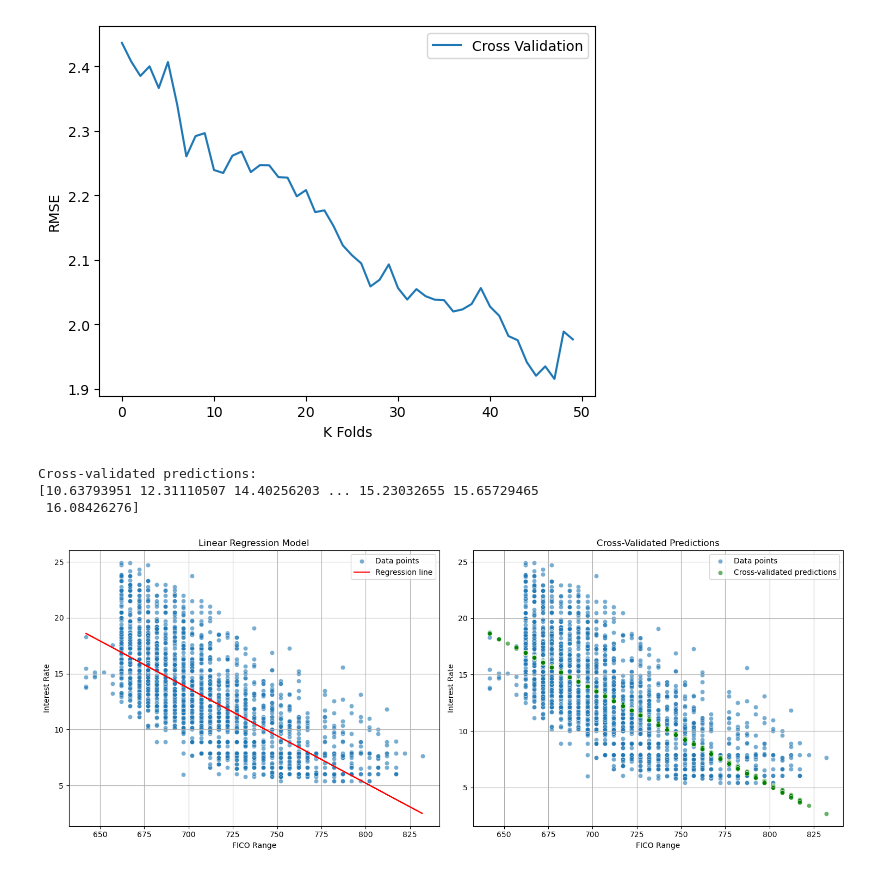
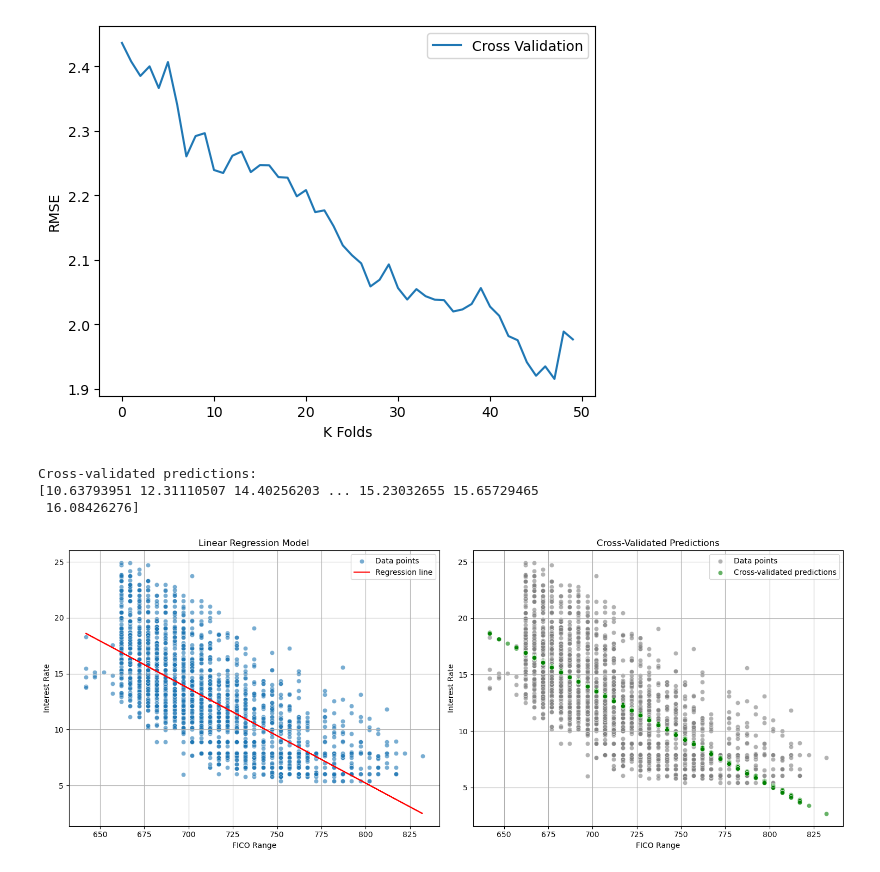
Before and after one commit to wolfman1986/Build_a_Linear_Regression_Model, a Jupyter notebook: workbooks/dataset_eda.ipynb, the cells around one changed output. Cells and saved outputs as stored; diff of their text form; code cells hidden in the pictures.

```diff
--- a/workbooks/dataset_eda.ipynb
+++ b/workbooks/dataset_eda.ipynb
@@ -116,6 +116,9 @@ print(bank_data)
 2497          13.79    670-674                     5242.75         36.0
 
 [2498 rows x 4 columns]
+# %%
+# Map Loan Lengths
+bank_data['loan_length'] = bank_data['loan_length'].map({36:0, 60:1})
 # %% [markdown]
 ### Feature Engineering
 - Feature engineering refers to the process of using domain knowledge to select and transform the most relevant variables from raw data when creating a predictive model using machine learning or statistical modeling. The main goal of Feature engineering is to create meaningful data from raw data.
@@ -475,6 +478,7 @@ plt.legend()
 <matplotlib.legend.Legend at 0x...>
 [figure]
 # %%
+from sklearn.model_selection import cross_val_score, cross_val_predict
 # Split the data into train and test sets
 X_train1, X_test1, y_train1, y_test1 = train_test_split(X1, y1, test_size=0.2, random_state=0)
 
@@ -503,32 +507,32 @@ slope1 = fico_model.coef_[0]
 intercept1 = fico_model.intercept_
 
 
 plt.figure(figsize=(15, 6))
 
 # First subplot
 plt.subplot(1, 2, 1)
 sns.scatterplot(x=X1.flatten(), y=y1, alpha=0.6, label='Data points')
 plt.plot(X1.flatten(), fico_model.predict(X1).flatten(), color='red', label='Regression line')
 plt.xlabel('FICO Range')
 plt.ylabel('Interest Rate')
 plt.title('Linear Regression Model')
 plt.legend()
 plt.grid(True)
 
 # Second subplot
 plt.subplot(1, 2, 2)
-sns.scatterplot(x=X1.flatten(), y=y1, alpha=0.6, label='Data points')
+sns.scatterplot(x=X1.flatten(), y=y1, alpha=0.6, label='Data points', color='grey')
 sns.scatterplot(x=X1.flatten(), y=cv_predictions, color='green', alpha=0.6, label='Cross-validated predictions')
 plt.xlabel('FICO Range')
 plt.ylabel('Interest Rate')
 plt.title('Cross-Validated Predictions')
 plt.legend()
 plt.grid(True)
 
 plt.tight_layout()
 plt.show()
 # %% [output]
 Cross-validated predictions:
 [10.63793951 12.31110507 14.40256203 ... 15.23032655 15.65729465
  16.08426276]
-[figure, old version]
+[figure, new version]
```
Also changed, not shown: parts of 8 cells of this notebook.
